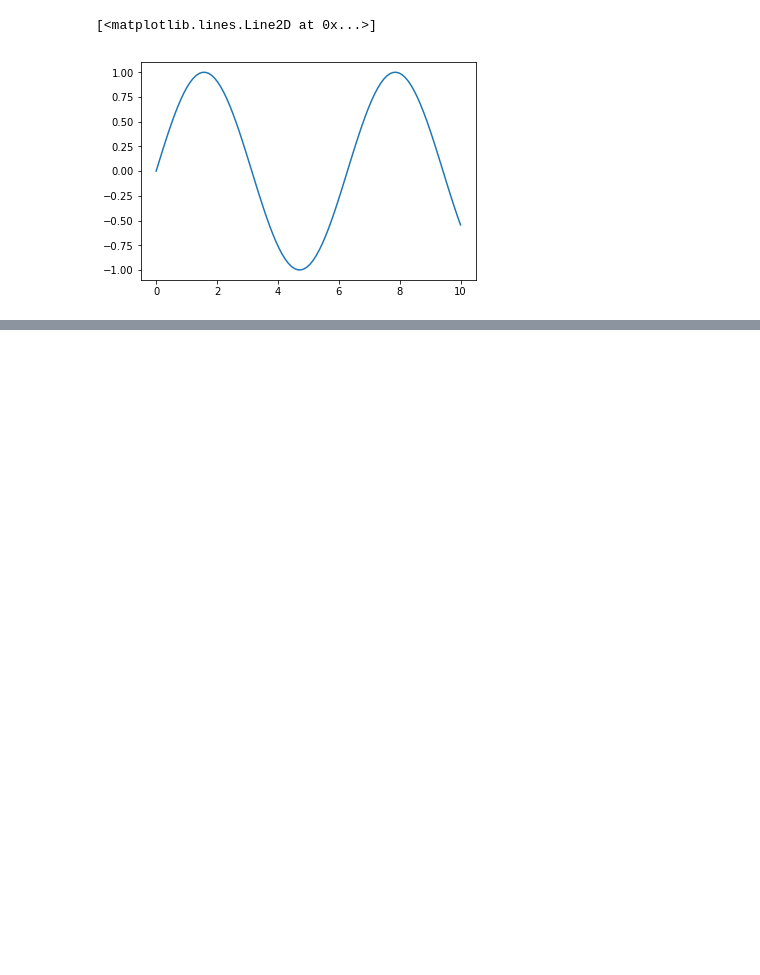
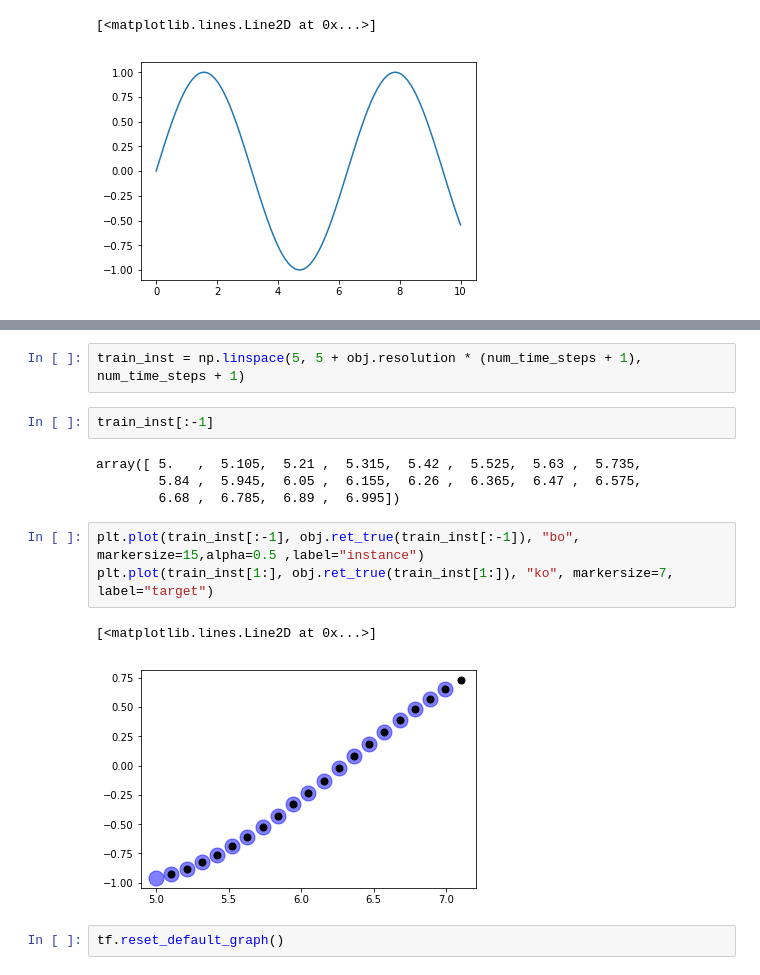
Before and after one commit to sauravjoshi/Deep-Learning-with-Tensorflow, a Jupyter notebook: Recurrent Neural Networks/RNN with TF-API.ipynb, the cells around one changed output, grey strips where cells are left out. Saved outputs shown, nothing was run; the diff lists cells and outputs as text; blank space fills up the shorter version.

```diff
--- a/Recurrent Neural Networks/RNN with TF-API.ipynb
+++ b/Recurrent Neural Networks/RNN with TF-API.ipynb
@@ -55,0 +70,16 @@ plt.tight_layout()
+# %%
+train_inst = np.linspace(5, 5 + obj.resolution * (num_time_steps + 1), num_time_steps + 1)
+# %%
+train_inst[:-1]
+# %% [output]
+array([ 5.   ,  5.105,  5.21 ,  5.315,  5.42 ,  5.525,  5.63 ,  5.735,
+        5.84 ,  5.945,  6.05 ,  6.155,  6.26 ,  6.365,  6.47 ,  6.575,
+        6.68 ,  6.785,  6.89 ,  6.995])
+# %%
+plt.plot(train_inst[:-1], obj.ret_true(train_inst[:-1]), "bo", markersize=15,alpha=0.5 ,label="instance")
+plt.plot(train_inst[1:], obj.ret_true(train_inst[1:]), "ko", markersize=7, label="target")
+# %% [output]
+[<matplotlib.lines.Line2D at 0x...>]
+[figure, added]
+# %%
+tf.reset_default_graph()
```
Also changed, not shown: parts of 6 cells of this notebook.
